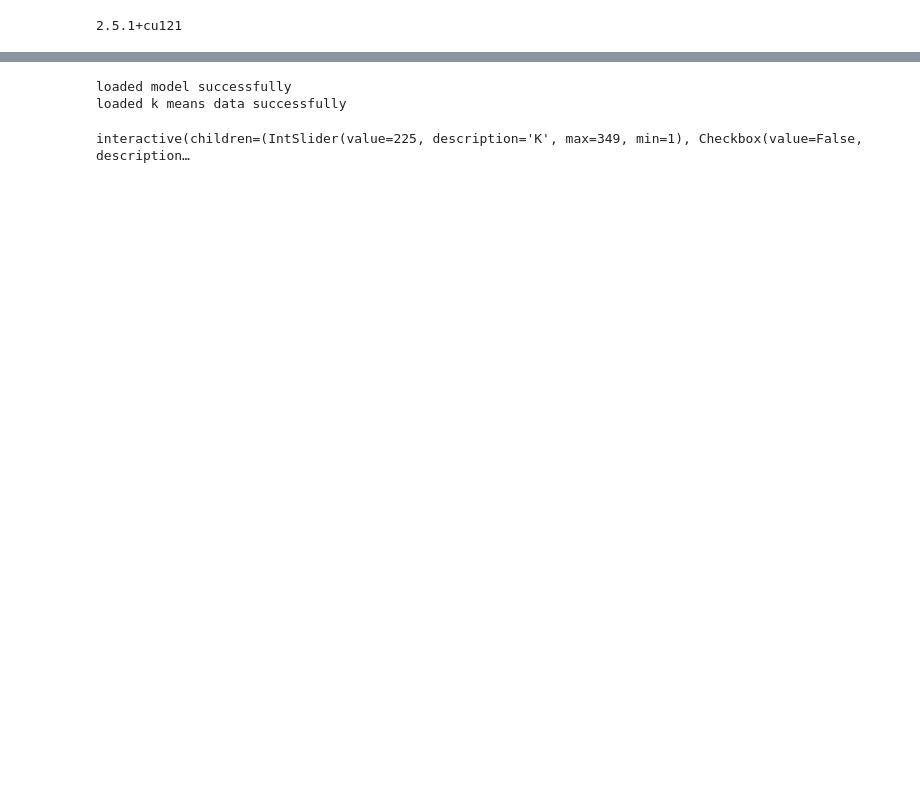
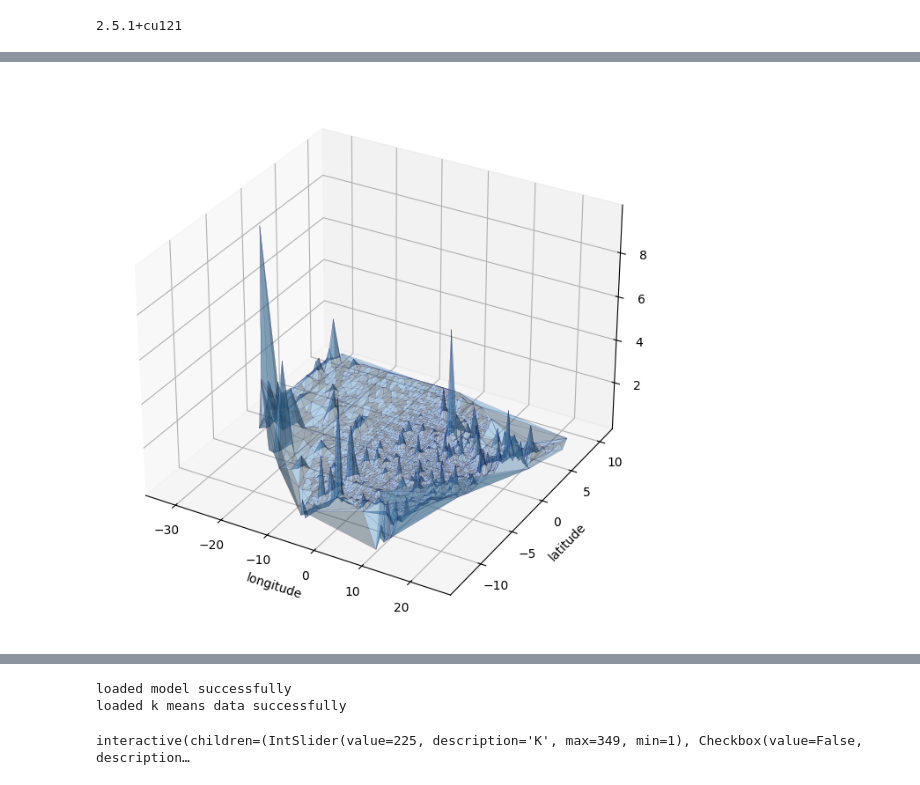
Before and after one commit to Tyrowo/county-population-clustering, a Jupyter notebook: RESULTS - Plotting K-Means Model Results.ipynb, the cells around one changed output, grey strips where cells are left out. Cells and saved outputs as stored; diff of their text form; code cells hidden in the pictures; blank space fills up the shorter version.

```diff
--- a/RESULTS - Plotting K-Means Model Results.ipynb
+++ b/RESULTS - Plotting K-Means Model Results.ipynb
@@ -66,3 +72,28 @@ cont-us-counties-la 100%[===================>] 299.23K  1.08MB/s    in 0.3s
+# %%
+# from the old work I did on https://github.com/Tyrowo/us-county-data-processing-and-visualization/blob/main/data%20visualization.py
+# just using the current files instead. Unfortunately 3dmatplotlib plots don't work on Colab, but I've included it just because it looks nice.
+
+y = drawing_df['lat'].to_list()
+x = drawing_df['lng'].to_list()
+z = drawing_df['population'].to_list()
+# lat: [25.3192, 48.8259] and lng: [-124.1568, -67.6287]
+lat_dist = 48.8259 - 25.3192
+lng_dist = 124.1568 - 67.6287
+
+fig = plt.figure(figsize=(12, 8))
+# plt.gca().set_aspect('equal')
+ax = fig.add_subplot(111, projection='3d')
+# #56a0d3 = carolina blue, #000080 = navy, alpha is transparency, linewidths should be small because there's a lot
+ax.plot_trisurf(x,y,z, color='#56a0d3', edgecolors='#000080', alpha=0.4, linewidths=0.05)
+# ax.scatter(x,y,z, c='white', alpha = 0.05, marker='.')
+# Add labels and title
+ax.set_xlabel('longitude')
+ax.set_ylabel('latitude')
+ax.set_zlabel('population')
+# plt.plot(x, y, markersize=2, linestyle='None')
+plt.show()
+# %% [output]
+[figure, added]
 # %%
 model_pytorch = 'https://www.tyro.work/optimized_model.pth'
 if not os.path.exists('/content/optimized_model.pth'):
```
Also changed, not shown: parts of 9 cells of this notebook.
